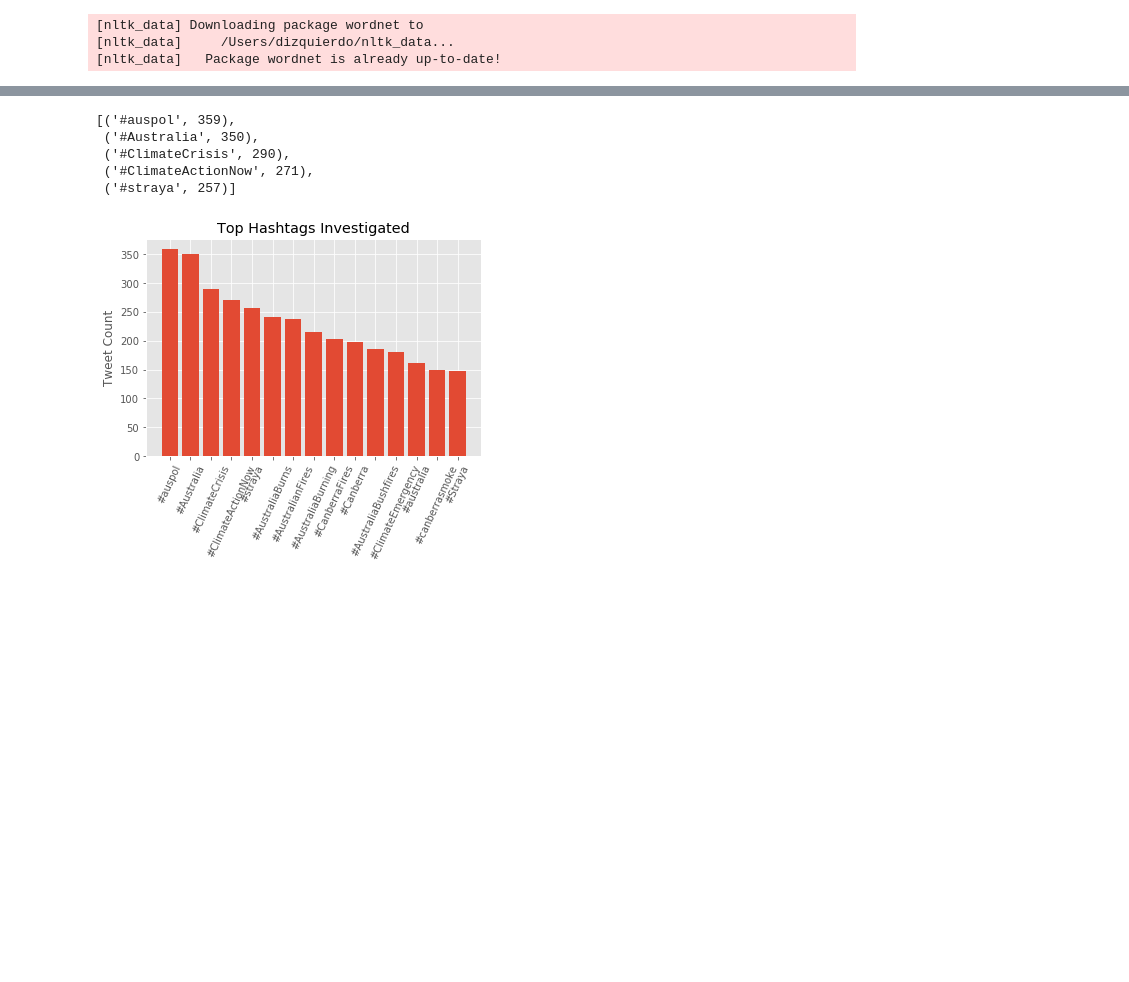
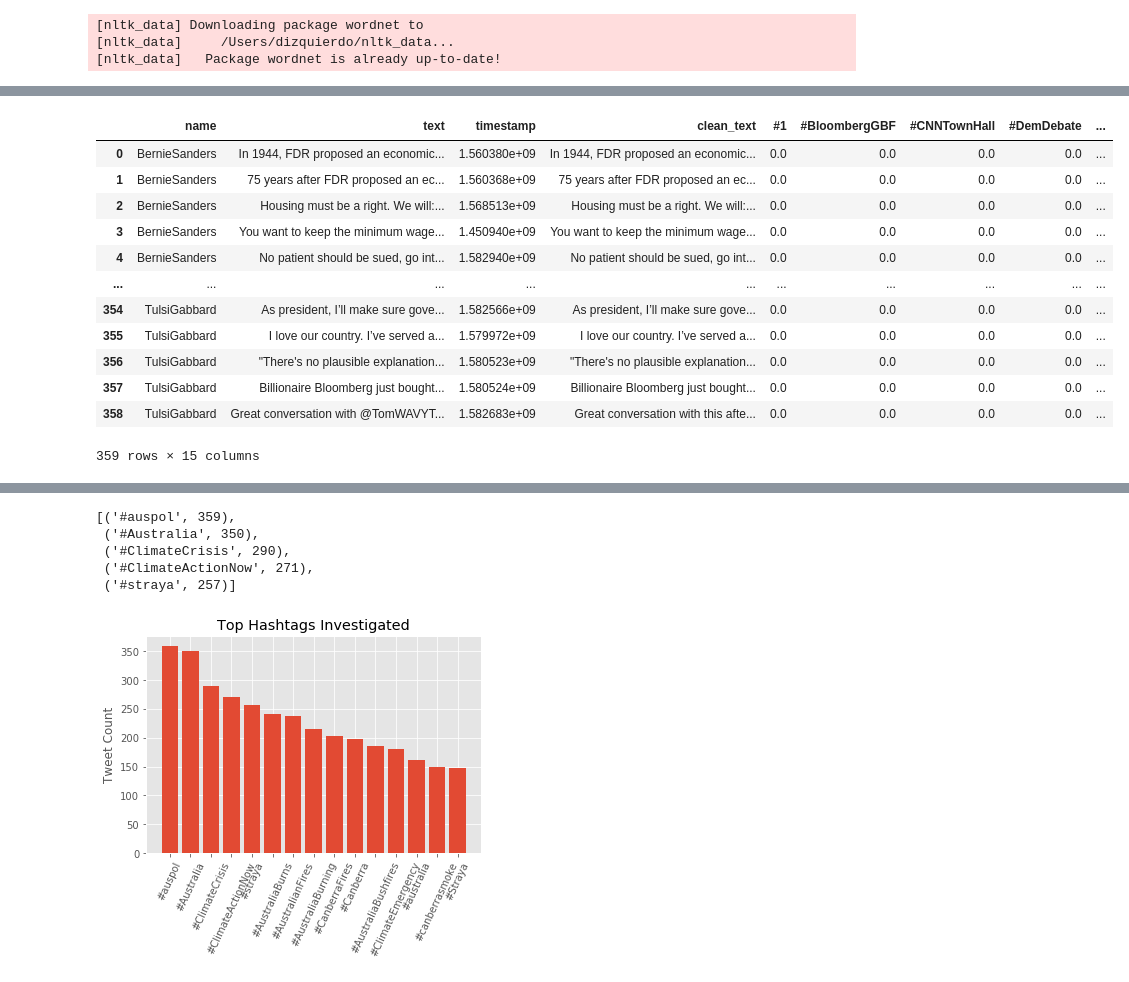
Before and after one commit to danjizquierdo/Sentimental, a Jupyter notebook: NLP_EDA.ipynb, the cells around one changed output, grey strips where cells are left out. Saved outputs shown, nothing was run; the diff lists cells and outputs as text; code cells hidden in the pictures; blank space fills up the shorter version.

Commit message:
Add hashtag categorical columns

```diff
--- a/NLP_EDA.ipynb
+++ b/NLP_EDA.ipynb
@@ -12,0 +9,4 @@ clean_tweets, tag_set = cluster_flocks(data)
+# %%
+results = primary_species(['Candidate', 'Tweet'], 'text', 'timestamp')
+
+data = read_cypher(results, index_col='timestamp')
@@ -13,3 +29,19 @@ clean_tweets, tag_set = cluster_flocks(data)
+# %%
+pd.merge(data, pd.get_dummies(data.hashtag.apply(pd.Series).stack()).sum(level=0), how='left', left_index=True, right_index=True).drop(['hashtag','followers'], axis=1).fillna(0)
+# %% [output]
+|  | name | text | timestamp | clean_text | #1 | #BloombergGBF | #CNNTownHall | #DemDebate | ... |
+| 0 | BernieSanders | In 1944, FDR proposed an economic... | 1.560380e+09 | In 1944, FDR proposed an economic... | 0.0 | 0.0 | 0.0 | 0.0 | ... |
+| 1 | BernieSanders | 75 years after FDR proposed an ec... | 1.560368e+09 | 75 years after FDR proposed an ec... | 0.0 | 0.0 | 0.0 | 0.0 | ... |
+| 2 | BernieSanders | Housing must be a right. We will:... | 1.568513e+09 | Housing must be a right. We will:... | 0.0 | 0.0 | 0.0 | 0.0 | ... |
+| 3 | BernieSanders | You want to keep the minimum wage... | 1.450940e+09 | You want to keep the minimum wage... | 0.0 | 0.0 | 0.0 | 0.0 | ... |
+| 4 | BernieSanders | No patient should be sued, go int... | 1.582940e+09 | No patient should be sued, go int... | 0.0 | 0.0 | 0.0 | 0.0 | ... |
+| ... | ... | ... | ... | ... | ... | ... | ... | ... | ... |
+| 354 | TulsiGabbard | As president, I’ll make sure gove... | 1.582566e+09 | As president, I’ll make sure gove... | 0.0 | 0.0 | 0.0 | 0.0 | ... |
+| 355 | TulsiGabbard | I love our country. I’ve served a... | 1.579972e+09 | I love our country. I’ve served a... | 0.0 | 0.0 | 0.0 | 0.0 | ... |
+| 356 | TulsiGabbard | "There's no plausible explanation... | 1.580523e+09 | "There's no plausible explanation... | 0.0 | 0.0 | 0.0 | 0.0 | ... |
+| 357 | TulsiGabbard | Billionaire Bloomberg just bought... | 1.580524e+09 | Billionaire Bloomberg just bought... | 0.0 | 0.0 | 0.0 | 0.0 | ... |
+| 358 | TulsiGabbard | Great conversation with @TomWAVYT... | 1.582683e+09 | Great conversation with this afte... | 0.0 | 0.0 | 0.0 | 0.0 | ... |
+359 rows × 15 columns
 # %%
 clean_tweets[:5]
 # %% [output]
```
Also changed, not shown: parts of 7 cells of this notebook, 1 other file.
